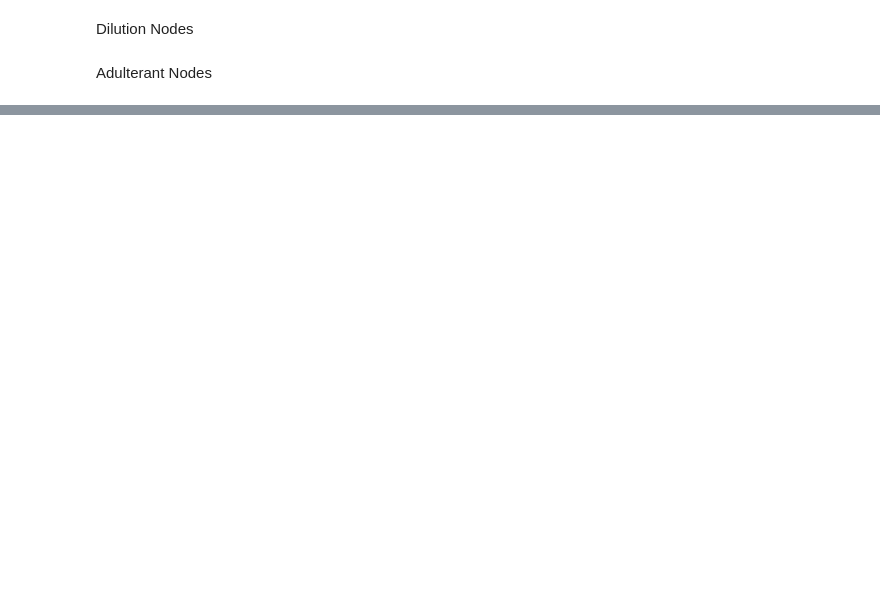
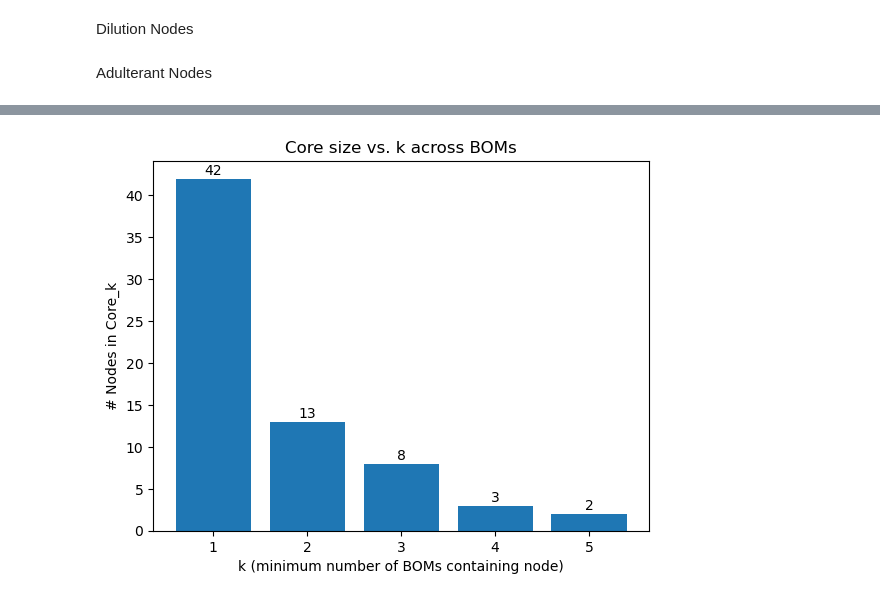
Before and after one commit to moonzadihsar/Exploring-Fentanyl-Supply-Networks, a Jupyter notebook: Bill of Materials Unification.ipynb, the cells around one changed output, grey strips where cells are left out. Saved outputs shown, nothing was run; the diff lists cells and outputs as text; code cells hidden in the pictures; blank space fills up the shorter version.

```diff
--- a/Bill of Materials Unification.ipynb
+++ b/Bill of Materials Unification.ipynb
@@ -711,20 +745,22 @@ for edge, count in edge_counts.items():
 # %%
 import matplotlib.pyplot as plt
 
 # Suppose you already have core_counts = {k: count, ...}
-core_counts = {6: 1, 5: 0, 4: 2, 3: 4, 2: 11, 1: 45}
+core_counts = {5: 2, 4: 3, 3: 8, 2: 13, 1: 42}
 
 ks = sorted(core_counts.keys(), reverse=True)
 counts = [core_counts[k] for k in ks]
 
 plt.bar(ks, counts)
 plt.xlabel("k (minimum number of BOMs containing node)")
 plt.ylabel("# Nodes in Core_k")
 plt.title("Core size vs. k across BOMs")
 plt.xticks(ks)
 for i, val in enumerate(counts):
     plt.text(ks[i], val+0.5, str(val), ha='center')
 plt.show()
+# %% [output]
+[figure, added]
 # %%
 import itertools
 from collections import Counter
```
Also changed, not shown: parts of 10 cells of this notebook.
